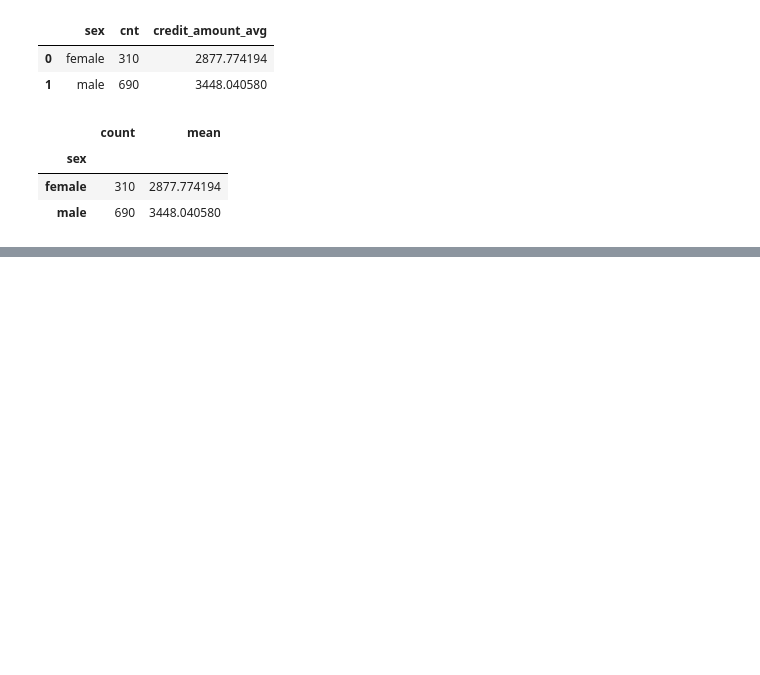
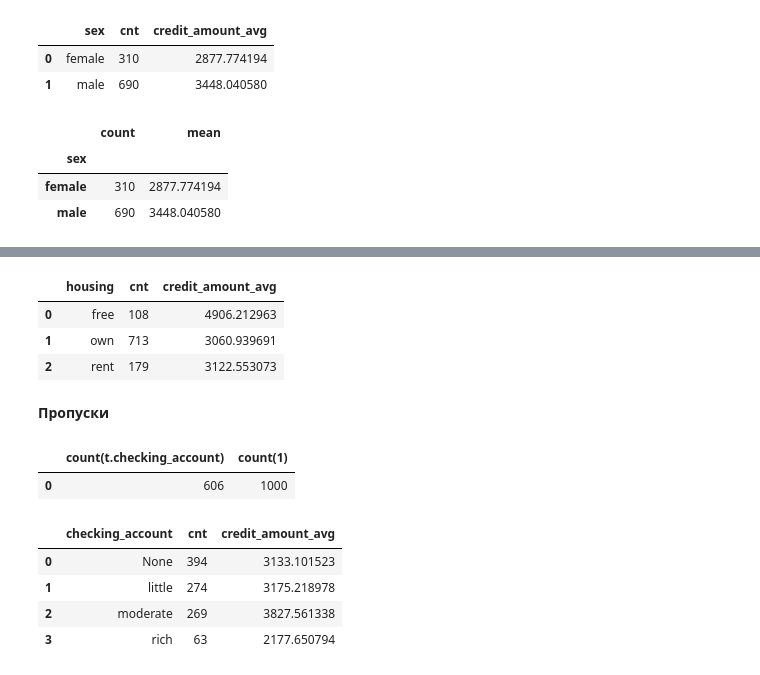
Before and after one commit to bakhodirabdullayevich/SQL_notebooks, a Jupyter notebook: SQLite3.ipynb, the cells around one changed output, grey strips where cells are left out. Drawn from its saved outputs; the diff is of its cells as text; code cells hidden in the pictures; blank space fills up the shorter version.

```diff
--- a/SQLite3.ipynb
+++ b/SQLite3.ipynb
@@ -423,0 +437,9 @@ select(sql)
+# %%
+select(sql)
+# %% [output]
+|  | housing | cnt | credit_amount_avg |
+| 0 | free | 108 | 4906.212963 |
+| 1 | own | 713 | 3060.939691 |
+| 2 | rent | 179 | 3122.553073 |
+# %% [markdown]
+**Пропуски**
@@ -423,0 +448,24 @@ select(sql)
+# %%
+select(sql)
+# %% [output]
+|  | count(t.checking_account) | count(1) |
+| 0 | 606 | 1000 |
+# %%
+sql = '''
+select
+t.checking_account,
+
+count(*) as cnt,
+avg(t.credit_amount) as credit_amount_avg
+
+ from german_credit t
+ group by t.checking_account
+ '''
+# %%
+select(sql)
+# %% [output]
+|  | checking_account | cnt | credit_amount_avg |
+| 0 | None | 394 | 3133.101523 |
+| 1 | little | 274 | 3175.218978 |
+| 2 | moderate | 269 | 3827.561338 |
+| 3 | rich | 63 | 2177.650794 |
```
Also changed, not shown: parts of 45 cells of this notebook.
